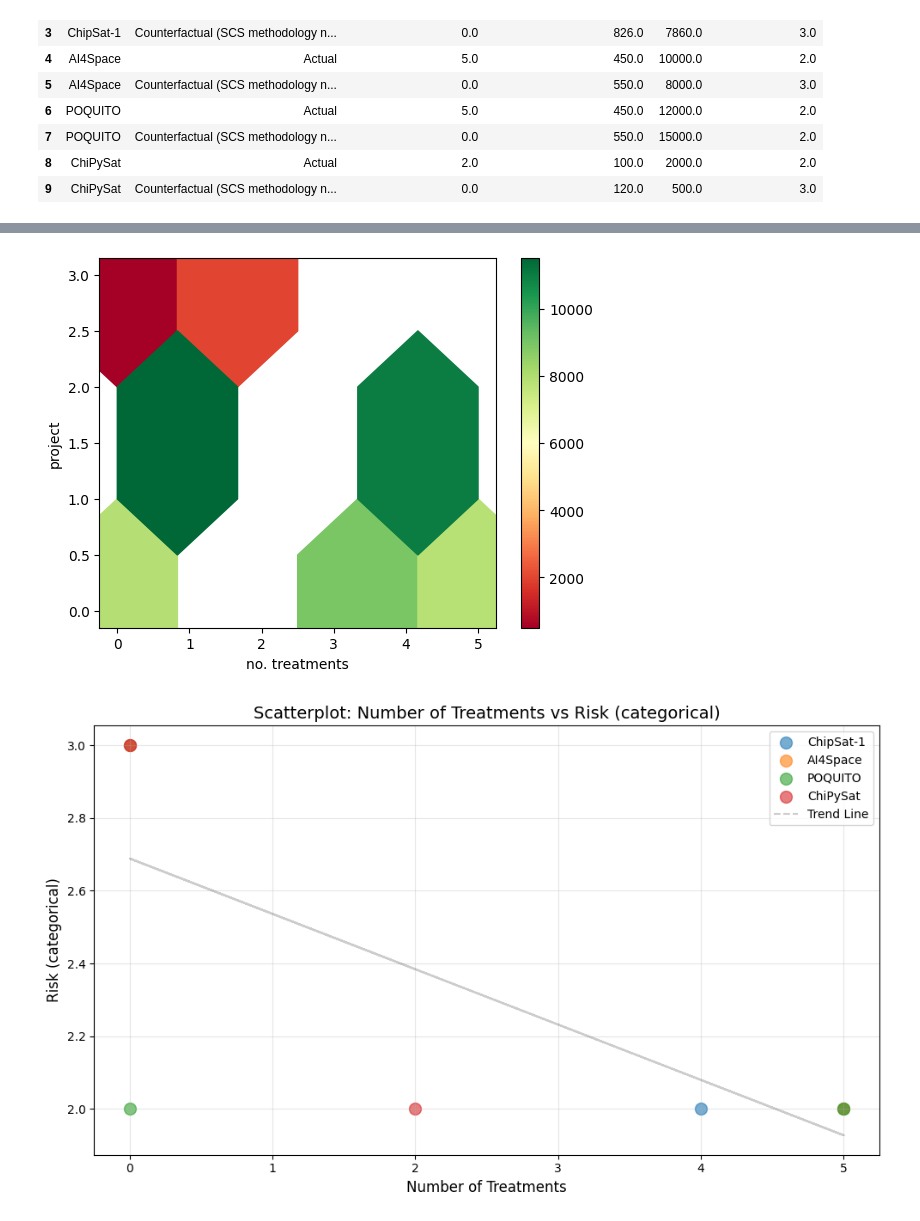
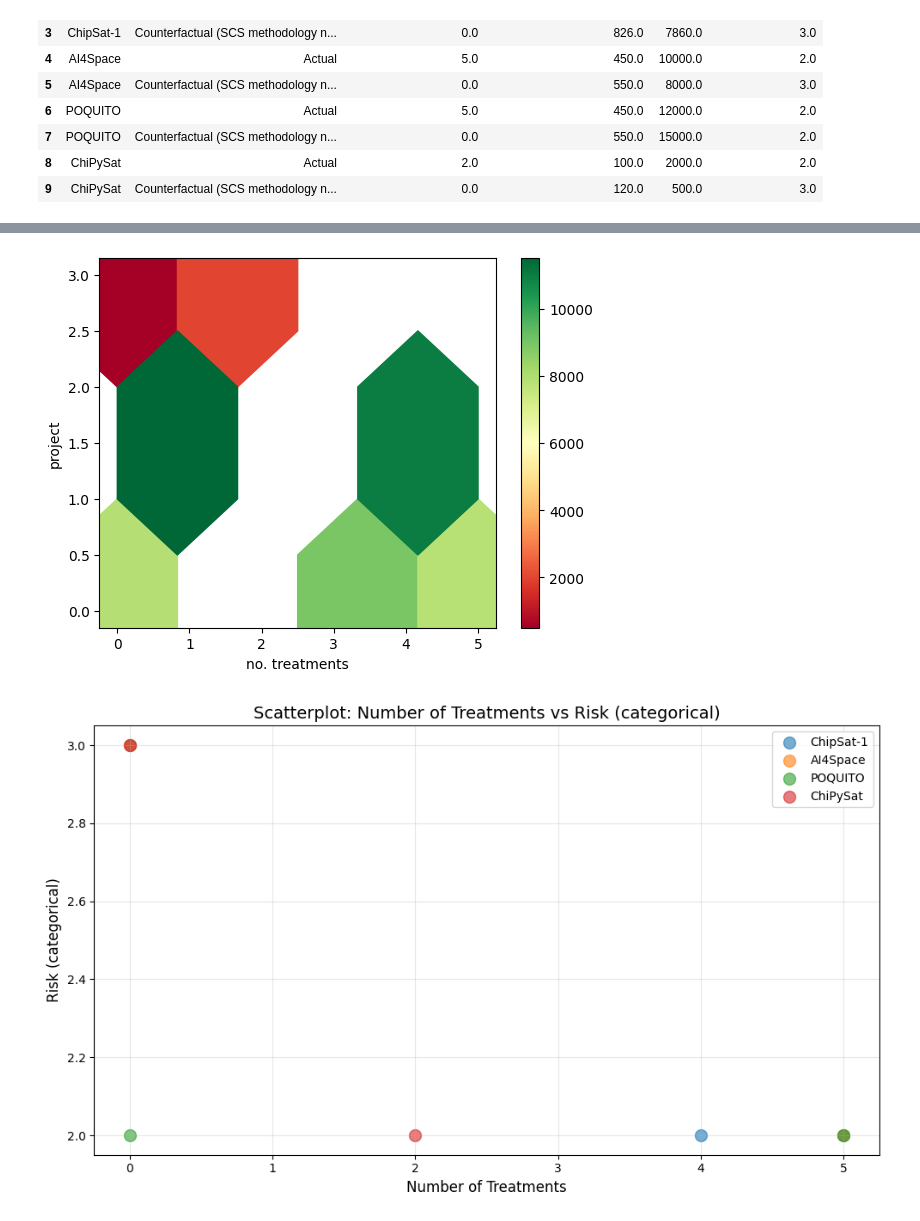
Before and after one commit to kongr45gpen/doctoral-thesis, a Jupyter notebook: analyses/sensitivity_analysis.ipynb, the cells around one changed output, grey strips where cells are left out. Cells and saved outputs as stored; diff of their text form; code cells hidden in the pictures.

```diff
--- a/analyses/sensitivity_analysis.ipynb
+++ b/analyses/sensitivity_analysis.ipynb
@@ -44,10 +44,9 @@ for parameter in df.columns[3:]:
                 color=colors[project],
                 label=project)
 
-    # Create a polynomial fit line
-    b, a = np.polyfit(df['Number of Treatments'], df[parameter], 1)
-    ax.plot(df['Number of Treatments'], a + b * df['Number of Treatments'],
-            color='black', linestyle='--', label='Trend Line', alpha=0.2)
+    #b, a = np.polyfit(df['Number of Treatments'], df[parameter], 1)
+    #ax.plot(df['Number of Treatments'], a + b * df['Number of Treatments'],
+    #        color='black', linestyle='--', label='Trend Line', alpha=0.2)
 
     # Add labels for each point
     for idx, row in df.iterrows():
@@ -120,3 +119,3 @@ project         0.000000  0.166667  0.166667  0.333333  0.816497  0.136083
 [figure]
-[figure, old version]
+[figure, new version]
 [figure]
```
Also changed, not shown: parts of 1 cell of this notebook, 10 other files.
